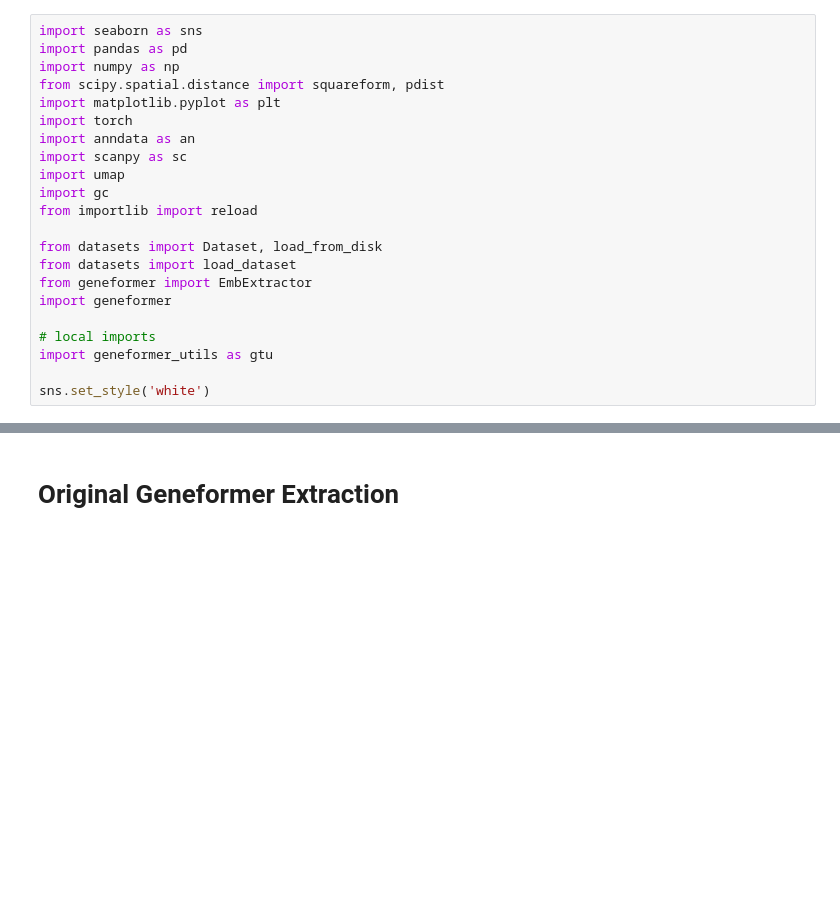
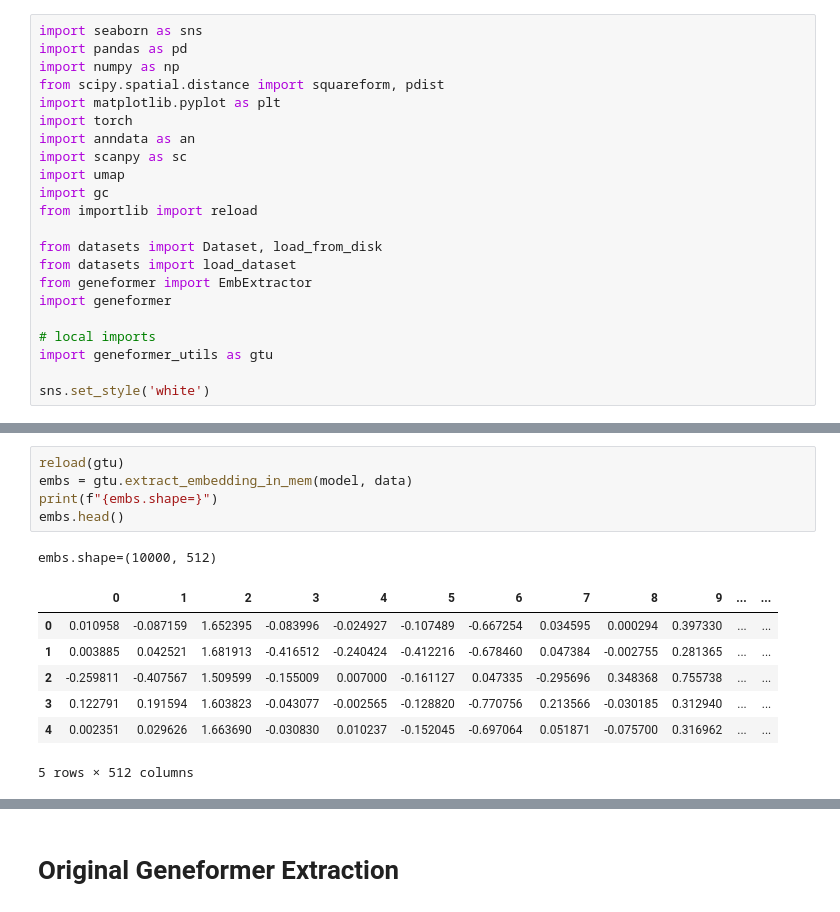
Before and after one commit to CooperStansbury/geneformer_dev, a Jupyter notebook: notebooks/tabula_sapiens.ipynb, the cells around one changed output, grey strips where cells are left out. Drawn from its saved outputs; the diff is of its cells as text; blank space fills up the shorter version.

```diff
--- a/notebooks/tabula_sapiens.ipynb
+++ b/notebooks/tabula_sapiens.ipynb
@@ -49,0 +56,14 @@ break
+# %%
+reload(gtu)
+embs = gtu.extract_embedding_in_mem(model, data)
+print(f"{embs.shape=}")
+embs.head()
+# %% [output]
+embs.shape=(10000, 512)
+|  | 0 | 1 | 2 | 3 | 4 | 5 | 6 | 7 | 8 | 9 | ... | ... |
+| 0 | 0.010958 | -0.087159 | 1.652395 | -0.083996 | -0.024927 | -0.107489 | -0.667254 | 0.034595 | 0.000294 | 0.397330 | ... | ... |
+| 1 | 0.003885 | 0.042521 | 1.681913 | -0.416512 | -0.240424 | -0.412216 | -0.678460 | 0.047384 | -0.002755 | 0.281365 | ... | ... |
+| 2 | -0.259811 | -0.407567 | 1.509599 | -0.155009 | 0.007000 | -0.161127 | 0.047335 | -0.295696 | 0.348368 | 0.755738 | ... | ... |
+| 3 | 0.122791 | 0.191594 | 1.603823 | -0.043077 | -0.002565 | -0.128820 | -0.770756 | 0.213566 | -0.030185 | 0.312940 | ... | ... |
+| 4 | 0.002351 | 0.029626 | 1.663690 | -0.030830 | 0.010237 | -0.152045 | -0.697064 | 0.051871 | -0.075700 | 0.316962 | ... | ... |
+5 rows × 512 columns
```
Also changed, not shown: parts of 21 cells of this notebook, 1 other file.
